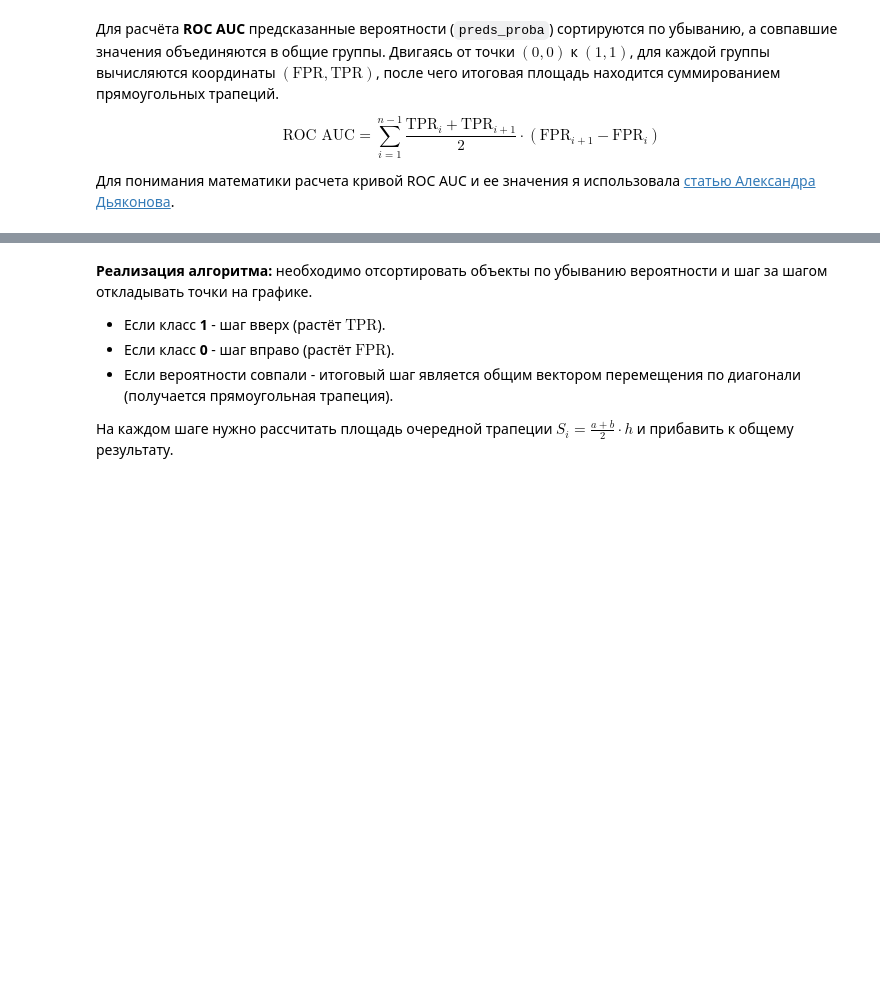
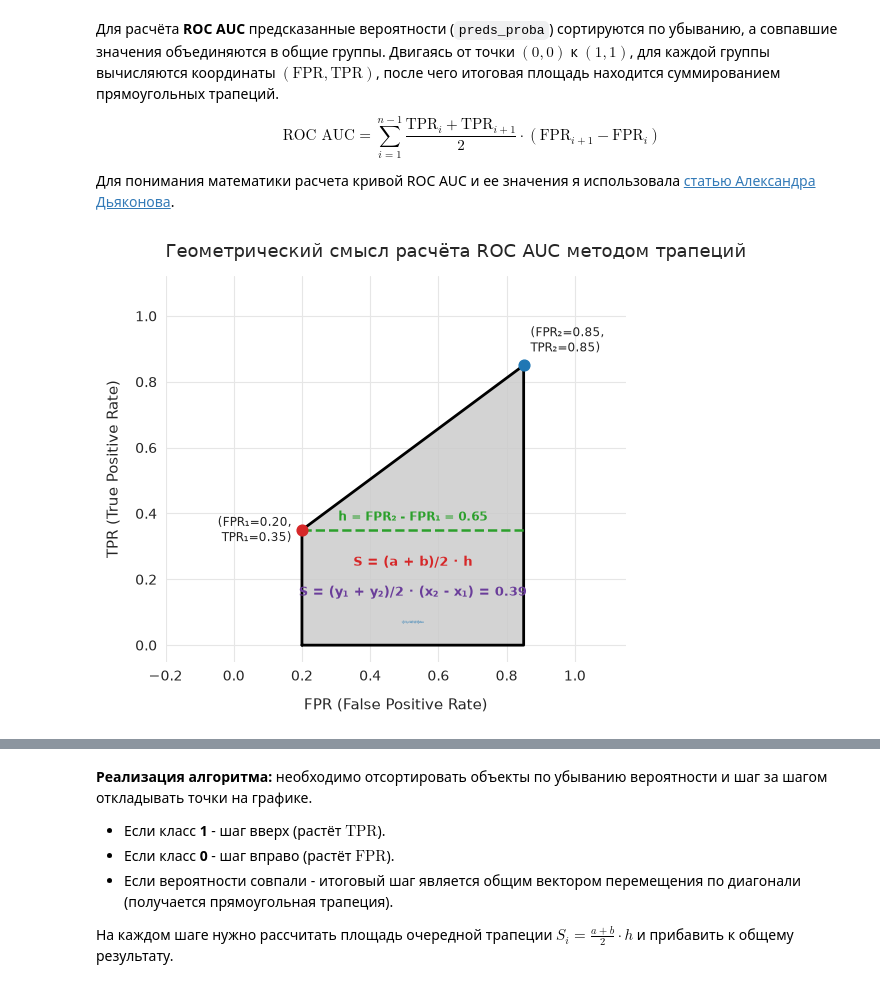
Before and after one commit to RunForJoy/ml-classification-metrics, a Jupyter notebook: src/ml_4.ipynb, the cells around one changed output, grey strips where cells are left out. Drawn from its saved outputs; the diff is of its cells as text; code cells hidden in the pictures; blank space fills up the shorter version.

```diff
--- a/src/ml_4.ipynb
+++ b/src/ml_4.ipynb
@@ -751,5 +753,7 @@ $$\text{ROC AUC} = \sum_{i=1}^{n-1} \frac{\text{TPR}_i + \text{TPR}_{i+1}}{2} \c
 
 Для понимания математики расчета кривой ROC AUC и ее значения я использовала [статью Александра Дьяконова](https://alexanderdyakonov.wordpress.com/2017/07/28/auc-roc-%D0%BF%D0%BB%D0%BE%D1%89%D0%B0%D0%B4%D1%8C-%D0%BF%D0%BE%D0%B4-%D0%BA%D1%80%D0%B8%D0%B2%D0%BE%D0%B9-%D0%BE%D1%88%D0%B8%D0%B1%D0%BE%D0%BA/).
 # %%
-fig_trapezoid = ml_utils.plot_roc_trapezoid()
-fig_trapezoid.show()
+fig_trapezoid = ml_utils.plot_roc_trapezoid(x1=0.20, y1=0.35, x2=0.85, y2=0.85)
+fig_trapezoid
+# %% [output]
+[figure, added]
```
Also changed, not shown: parts of 6 cells of this notebook, 1 other file.
